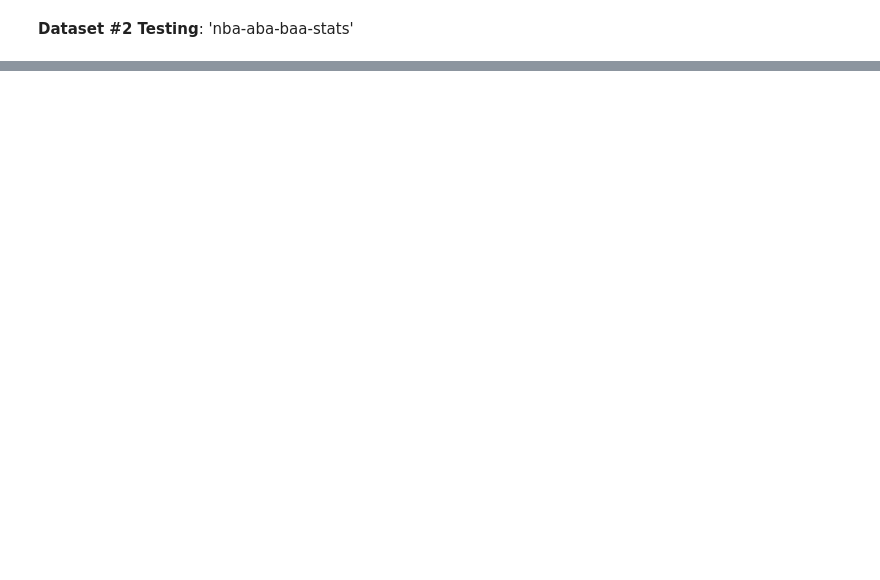
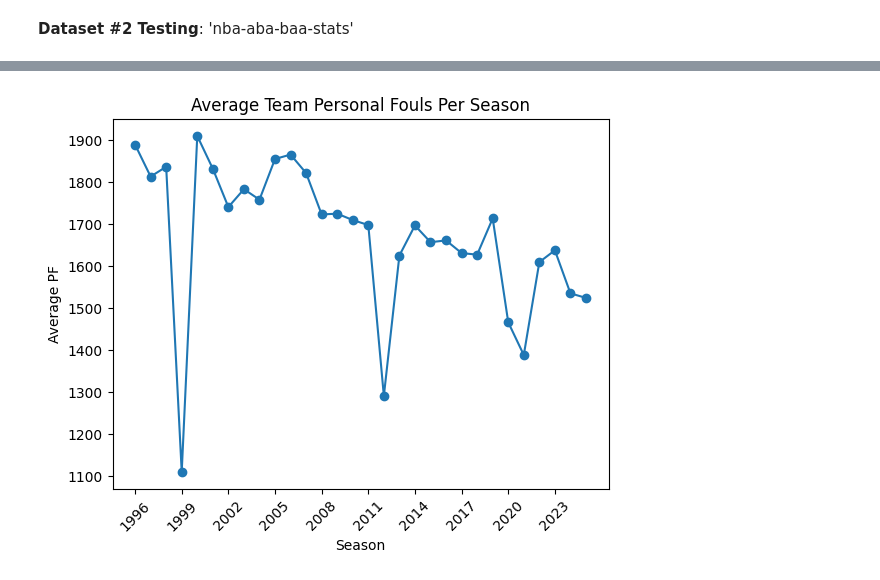
Before and after one commit to James-Heile/NSF-ATE-Internship, a Jupyter notebook: moreyball.ipynb, the cells around one changed output, grey strips where cells are left out. Drawn from its saved outputs; the diff is of its cells as text; code cells hidden in the pictures; blank space fills up the shorter version.

```diff
--- a/moreyball.ipynb
+++ b/moreyball.ipynb
@@ -74,0 +329,6 @@ After exploring several CSV files from both datasets, I believe **Dataset 1** wi
+# %%
+#loading the CSV from the dataset
+file_path = '/kaggle/input/nba-aba-baa-stats/Team Totals.csv'
+team_totals_df = pd.read_csv(file_path)
+
+team_totals_df.head()
@@ -74,0 +342,24 @@ After exploring several CSV files from both datasets, I believe **Dataset 1** wi
+# %%
+#filtering for concistency
+team_totals_df.columns = team_totals_df.columns.str.lower()
+
+#grouping by season to calculate average personal fouls per team
+avg_fouls_by_season = team_totals_df.groupby('season')['pf'].mean().sort_index()
+
+#filter to start from 1996
+avg_fouls_by_season = avg_fouls_by_season[avg_fouls_by_season.index >= 1996]
+
+#plotting
+ax = avg_fouls_by_season.plot(
+    kind='line',
+    title='Average Team Personal Fouls Per Season',
+    xlabel='Season',
+    ylabel='Average PF',
+    marker='o'
+)
+
+#setting x-ticks to every 3 seasons for better readability
+ax.set_xticks(avg_fouls_by_season.index[::3])
+ax.set_xticklabels(avg_fouls_by_season.index[::3].astype(int), rotation=45);
+# %% [output]
+[figure, added]
```
Also changed, not shown: parts of 22 cells of this notebook.
